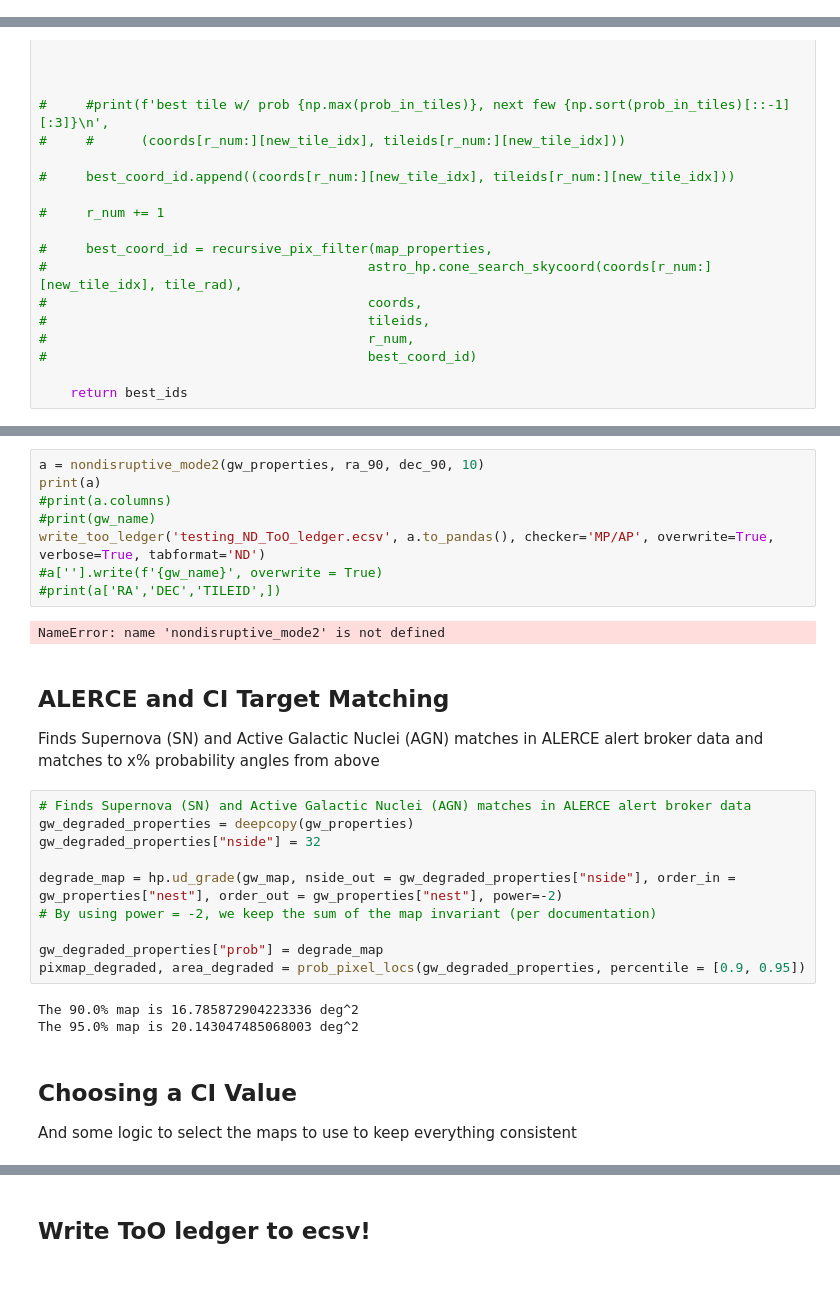
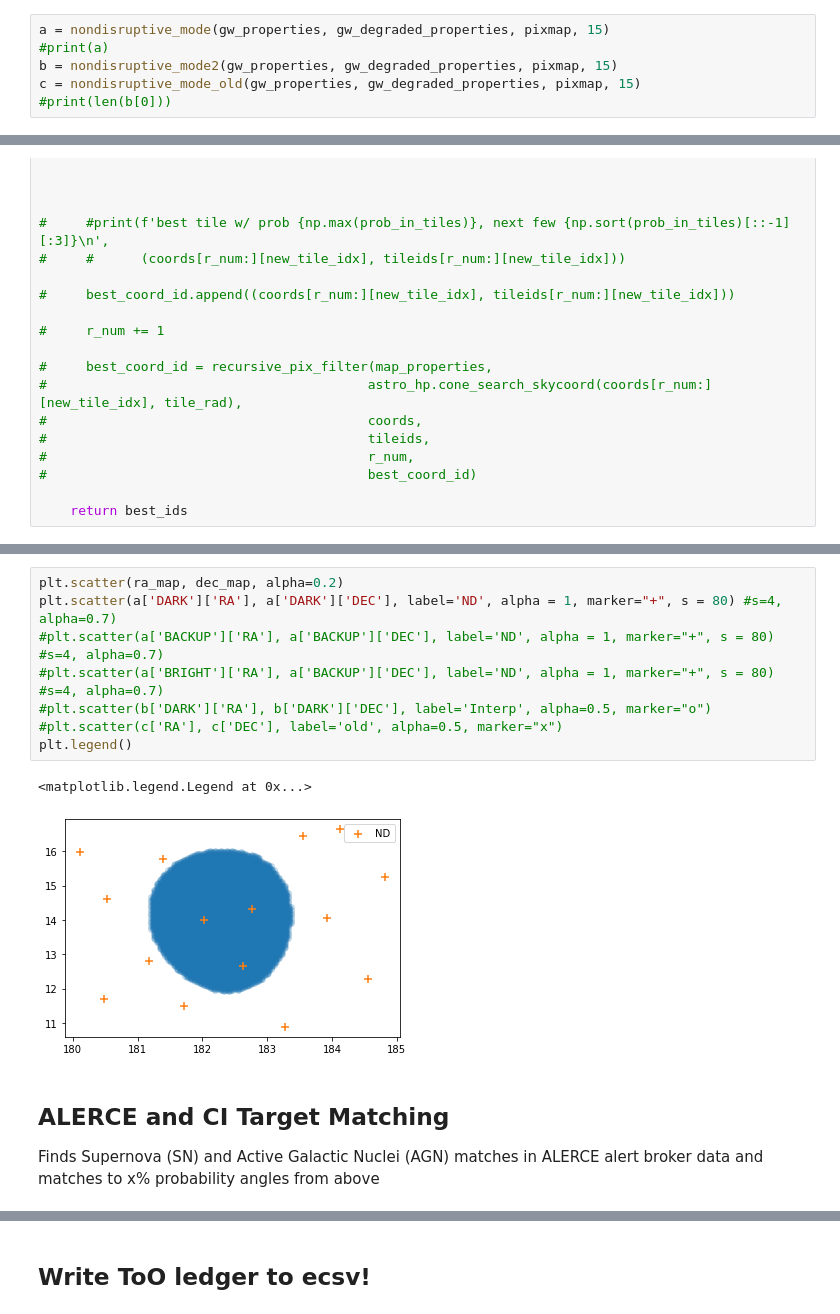
Before and after one commit to desihub/timedomain, a Jupyter notebook: gwtarget/GW_transient_compare.ipynb, the cells around one changed output, grey strips where cells are left out. Cells and saved outputs as stored; diff of their text form; blank space fills up the shorter version.

```diff
--- a/gwtarget/GW_transient_compare.ipynb
+++ b/gwtarget/GW_transient_compare.ipynb
@@ -929,0 +1166,6 @@ def nondisruptive_mode(map_properties: dict, degrade_map_properties: dict, pixma
+# %%
+a = nondisruptive_mode(gw_properties, gw_degraded_properties, pixmap, 15)
+#print(a)
+b = nondisruptive_mode2(gw_properties, gw_degraded_properties, pixmap, 15)
+c = nondisruptive_mode_old(gw_properties, gw_degraded_properties, pixmap, 15)
+#print(len(b[0]))
@@ -1210,31 +1464,15 @@ best_coord_ids_15 = nondisruptive_mode2(gw_properties, gw_degraded_properties, p
 #print(best_coord_ids_15['DARK'])
-# %%
-a = nondisruptive_mode2(gw_properties, ra_90, dec_90, 10)
-print(a)
-#print(a.columns)
-#print(gw_name)
-write_too_ledger('testing_ND_ToO_ledger.ecsv', a.to_pandas(), checker='MP/AP', overwrite=True, verbose=True, tabformat='ND')
-#a[''].write(f'{gw_name}', overwrite = True)
-#print(a['RA','DEC','TILEID',])
-# %% [output]
-NameError: name 'nondisruptive_mode2' is not defined
+# %%
+plt.scatter(ra_map, dec_map, alpha=0.2)
+plt.scatter(a['DARK']['RA'], a['DARK']['DEC'], label='ND', alpha = 1, marker="+", s = 80) #s=4, alpha=0.7)
+#plt.scatter(a['BACKUP']['RA'], a['BACKUP']['DEC'], label='ND', alpha = 1, marker="+", s = 80) #s=4, alpha=0.7)
+#plt.scatter(a['BRIGHT']['RA'], a['BACKUP']['DEC'], label='ND', alpha = 1, marker="+", s = 80) #s=4, alpha=0.7)
+#plt.scatter(b['DARK']['RA'], b['DARK']['DEC'], label='Interp', alpha=0.5, marker="o")
+#plt.scatter(c['RA'], c['DEC'], label='old', alpha=0.5, marker="x")
+plt.legend()
+# %% [output]
+<matplotlib.legend.Legend at 0x...>
+[figure, added]
 # %% [markdown]
 ## ALERCE and CI Target Matching
 Finds Supernova (SN) and Active Galactic Nuclei (AGN) matches in ALERCE alert broker data and matches to x% probability angles from above
-# %%
-# Finds Supernova (SN) and Active Galactic Nuclei (AGN) matches in ALERCE alert broker data
-gw_degraded_properties = deepcopy(gw_properties)
-gw_degraded_properties["nside"] = 32
-
-degrade_map = hp.ud_grade(gw_map, nside_out = gw_degraded_properties["nside"], order_in = gw_properties["nest"], order_out = gw_properties["nest"], power=-2)
-# By using power = -2, we keep the sum of the map invariant (per documentation)
-
-gw_degraded_properties["prob"] = degrade_map
-pixmap_degraded, area_degraded = prob_pixel_locs(gw_degraded_properties, percentile = [0.9, 0.95])
-# %% [output]
-The 90.0% map is 16.785872904223336 deg^2
-The 95.0% map is 20.143047485068003 deg^2
-# %% [markdown]
-## Choosing a CI Value
-
-And some logic to select the maps to use to keep everything consistent
```
Also changed, not shown: parts of 23 cells of this notebook, 2 other files.
